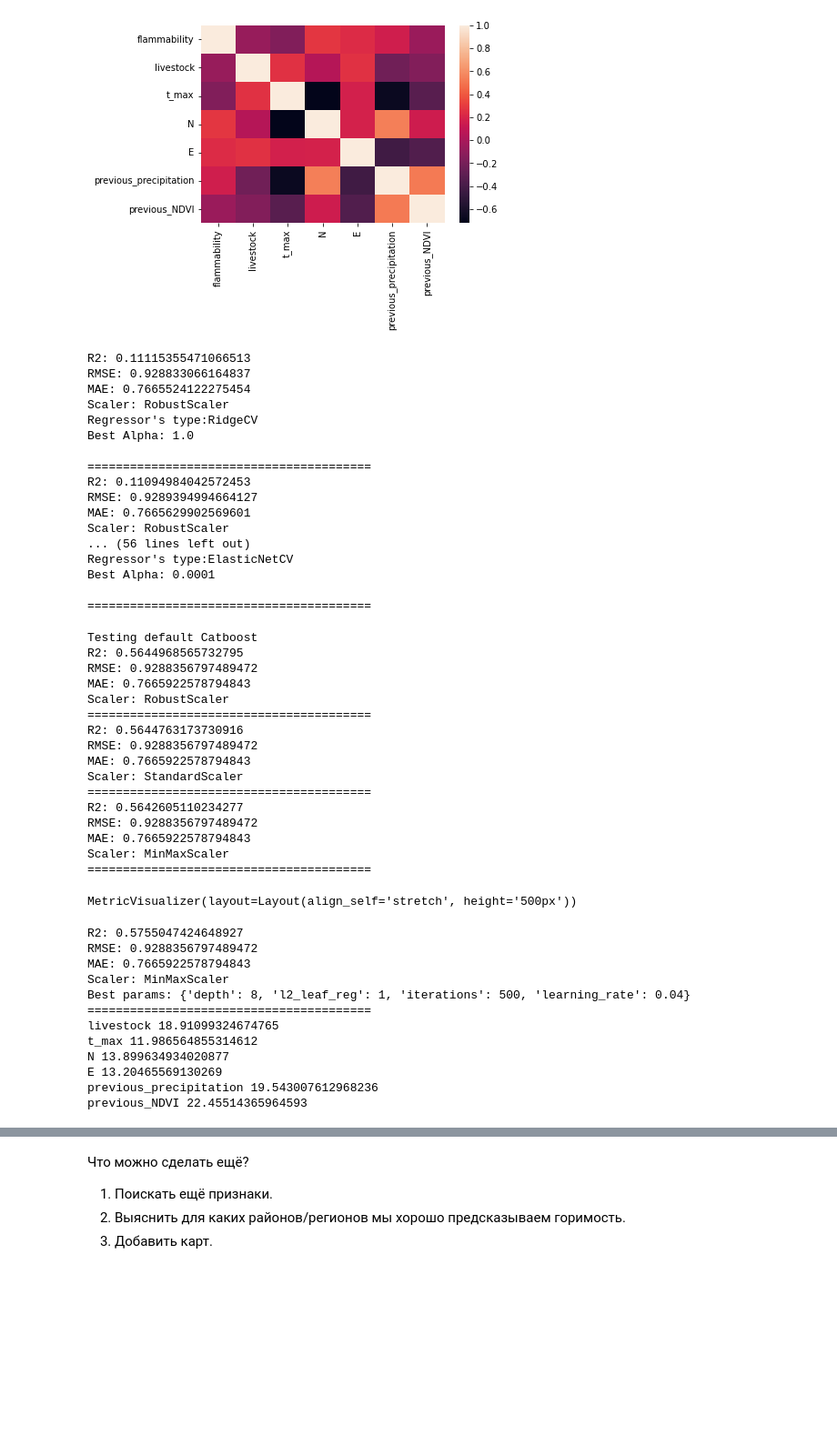
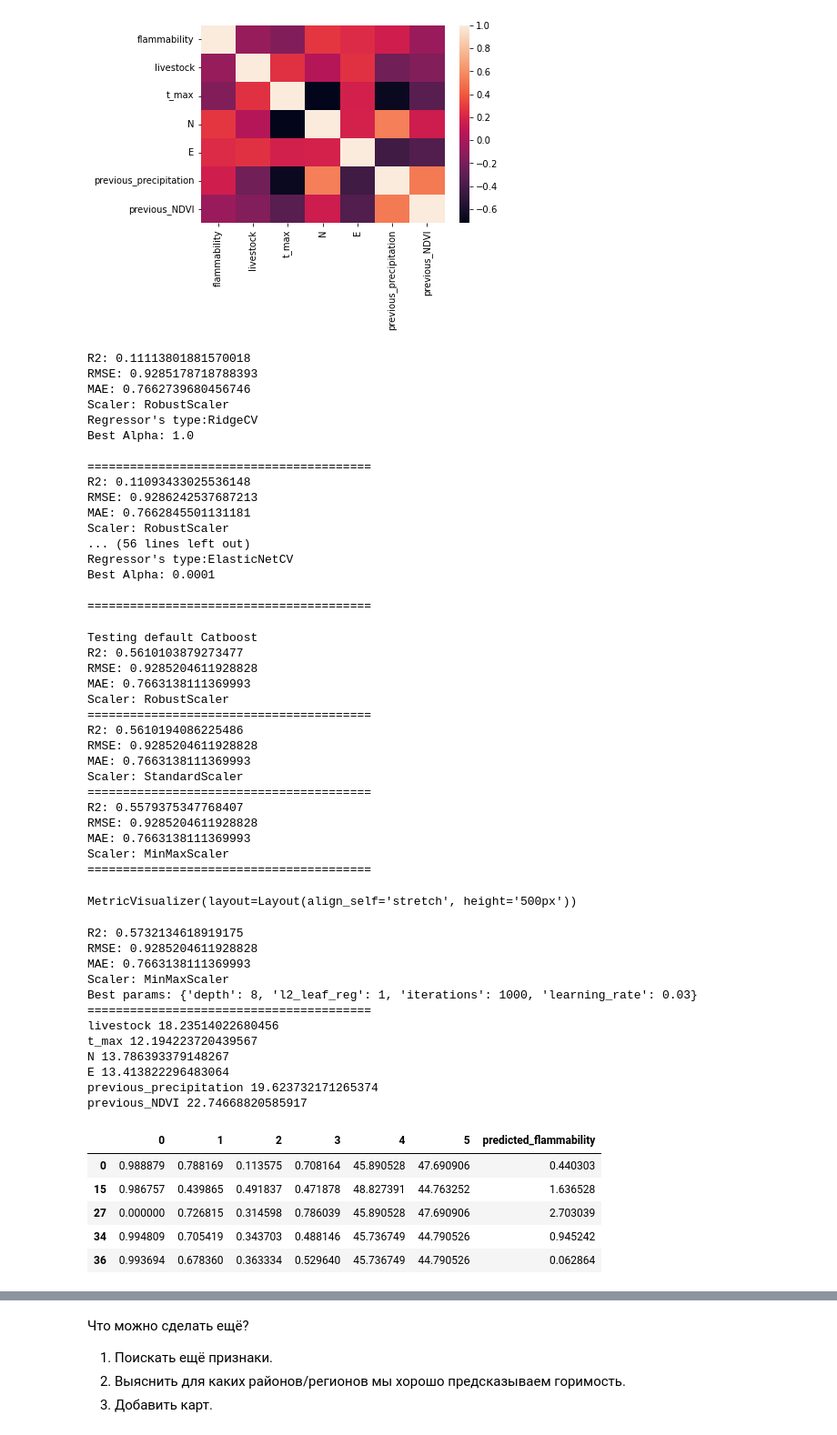
Before and after one commit to grannycola/my_projects, a Jupyter notebook: project/Горимость по регионам.ipynb, the cells around one changed output, grey strips where cells are left out. Shown at 91% size. Cells and saved outputs as stored; diff of their text form; code cells hidden in the pictures; blank space fills up the shorter version.

```diff
--- a/project/Горимость по регионам.ipynb
+++ b/project/Горимость по регионам.ipynb
@@ -113,6 +101,7 @@ livestock - динамика поголовья скота
 NDVI - динамика нормализованного относительного индекса растительности
 # %%
 df = df.fillna(-9999)
+df['flammability'] = df['flammability'] + 0.001
 df['flammability'] = np.log1p(df['flammability'])
 # %%
 df['previous_precipitation'] = df['precipitation'].shift(+1)
@@ -142,8 +131,6 @@ ax = sns.heatmap(df.corr())
 # %% [output]
 [figure]
 # %%
-from sklearn.compose import ColumnTransformer
-
 col_names = ['livestock', 't_max', 'previous_precipitation','N','E', 'previous_NDVI']
 X = df[col_names]
 cv = 10
@@ -176,17 +163,17 @@ for scaler in scalers:
 #             print(col, coef)
         print('==' * 20)
 # %% [output]
-R2: 0.11115355471066513
-RMSE: 0.928833066164837
-MAE: 0.7665524122275454
+R2: 0.11113801881570018
+RMSE: 0.9285178718788393
+MAE: 0.7662739680456746
 Scaler: RobustScaler
 Regressor's type:RidgeCV
 Best Alpha: 1.0
 
 ========================================
-R2: 0.11094984042572453
-RMSE: 0.9289394994664127
-MAE: 0.7665629902569601
+R2: 0.11093433025536148
+RMSE: 0.9286242537687213
+MAE: 0.7662845501131181
 Scaler: RobustScaler
 ... (56 lines left out)
 Regressor's type:ElasticNetCV
@@ -221,19 +208,19 @@ for scaler in scalers:
     print('==' * 20)
 # %% [output]
 Testing default Catboost
-R2: 0.5644968565732795
-RMSE: 0.9288356797489472
-MAE: 0.7665922578794843
+R2: 0.5610103879273477
+RMSE: 0.9285204611928828
+MAE: 0.7663138111369993
 Scaler: RobustScaler
 ========================================
-R2: 0.5644763173730916
-RMSE: 0.9288356797489472
-MAE: 0.7665922578794843
+R2: 0.5610194086225486
+RMSE: 0.9285204611928828
+MAE: 0.7663138111369993
 Scaler: StandardScaler
 ========================================
-R2: 0.5642605110234277
-RMSE: 0.9288356797489472
-MAE: 0.7665922578794843
+R2: 0.5579375347768407
+RMSE: 0.9285204611928828
+MAE: 0.7663138111369993
 Scaler: MinMaxScaler
 ========================================
 # %%
@@ -258,8 +245,8 @@ grid_search = model.grid_search(grid, X=X_train, y=y_train, plot=True, verbose=F
 
 pred = model.predict(X_test)
 rmse = (np.sqrt(mean_squared_error(y_test, pred)))
+
 r2 = r2_score(y_test, pred)
-
 print('R2: ' + str(r2))
 print('RMSE: ' + str(mean_squared_error(y_test, y_pred, squared=False)))
 print('MAE: ' + str(mean_absolute_error(y_test, y_pred)))
@@ -270,18 +257,29 @@ for x, y in zip(df.drop(['flammability'], axis=1), model.get_feature_importance(
     print(x, y)
 # %% [output]
 MetricVisualizer(layout=Layout(align_self='stretch', height='500px'))
-R2: 0.5755047424648927
-RMSE: 0.9288356797489472
-MAE: 0.7665922578794843
+R2: 0.5732134618919175
+RMSE: 0.9285204611928828
+MAE: 0.7663138111369993
 Scaler: MinMaxScaler
-Best params: {'depth': 8, 'l2_leaf_reg': 1, 'iterations': 500, 'learning_rate': 0.04}
+Best params: {'depth': 8, 'l2_leaf_reg': 1, 'iterations': 1000, 'learning_rate': 0.03}
 ========================================
-livestock 18.91099324674765
-t_max 11.986564855314612
-N 13.899634934020877
-E 13.20465569130269
-previous_precipitation 19.543007612968236
-previous_NDVI 22.45514365964593
+livestock 18.23514022680456
+t_max 12.194223720439567
+N 13.786393379148267
+E 13.413822296483064
+previous_precipitation 19.623732171265374
+previous_NDVI 22.74668820585917
+# %%
+data_test = pd.merge(pd.DataFrame(X_test), y_test, left_index=True, right_index=True)
+data_pred = pd.merge(pd.DataFrame(X_test), pd.Series(pred, y_test.index, name='predicted_flammability'), left_index=True, right_index=True)
+data_pred.head()
+# %% [output]
+|  | 0 | 1 | 2 | 3 | 4 | 5 | predicted_flammability |
+| 0 | 0.988879 | 0.788169 | 0.113575 | 0.708164 | 45.890528 | 47.690906 | 0.440303 |
+| 15 | 0.986757 | 0.439865 | 0.491837 | 0.471878 | 48.827391 | 44.763252 | 1.636528 |
+| 27 | 0.000000 | 0.726815 | 0.314598 | 0.786039 | 45.890528 | 47.690906 | 2.703039 |
+| 34 | 0.994809 | 0.705419 | 0.343703 | 0.488146 | 45.736749 | 44.790526 | 0.945242 |
+| 36 | 0.993694 | 0.678360 | 0.363334 | 0.529640 | 45.736749 | 44.790526 | 0.062864 |
 # %%
 X_train, X_test, y_train, y_test = train_test_split(X_scaled,
                                                         df['flammability'],
```
Also changed, not shown: parts of 5 cells of this notebook.
